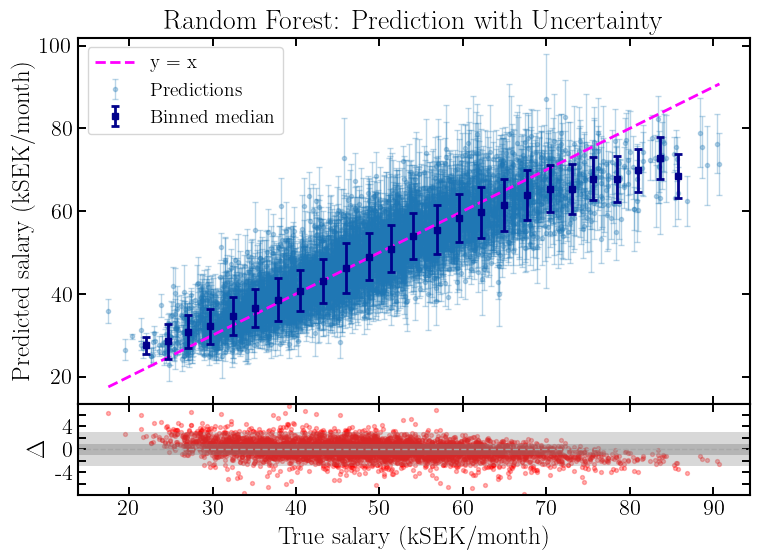
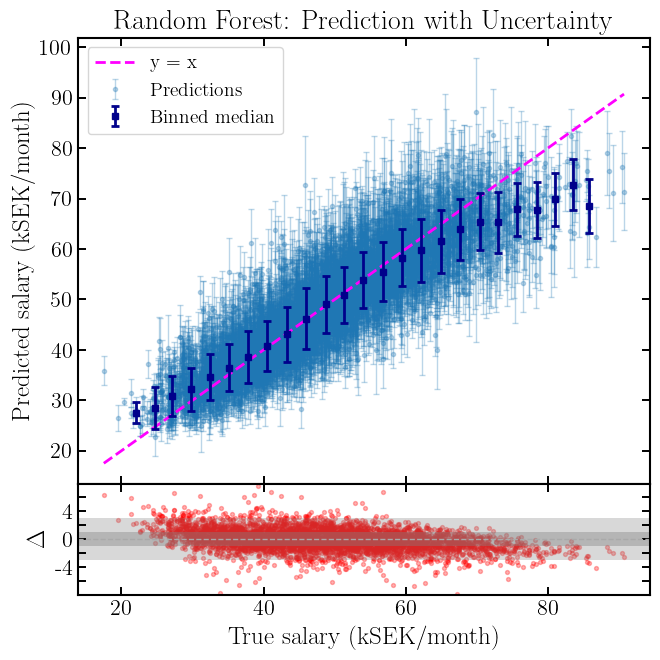
The change to this notebook cell's code, shown as a diff; its figure went from the first image to the second:
--- before
+++ after
@@ -4,5 +4,5 @@
 
 # Create the main figure and axes
-fig, ax = plt.subplots(figsize=(8, 6))
+fig, ax = plt.subplots(figsize=(7, 7))
 
 # Set labels and title

Commit: Minor change in figure shape to make the plot more square